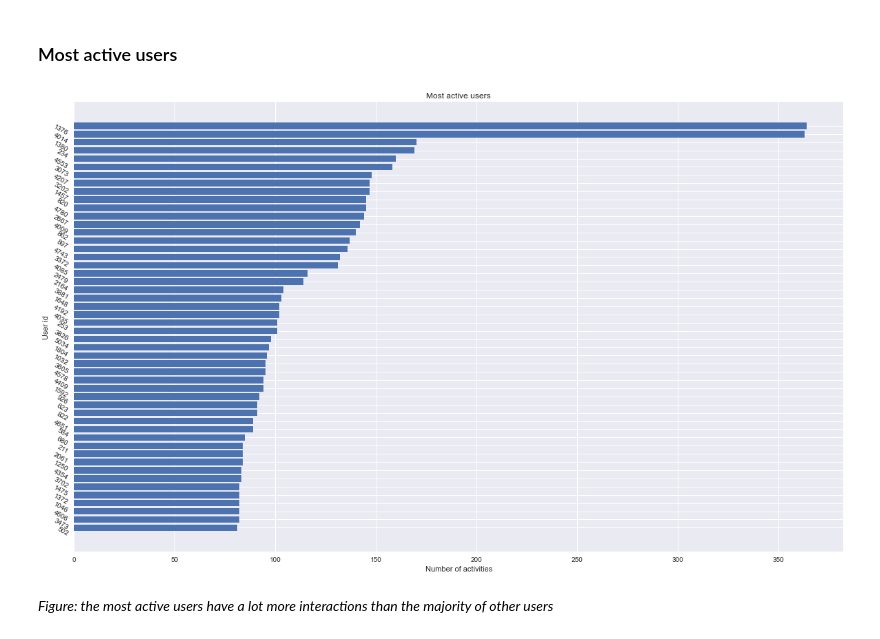
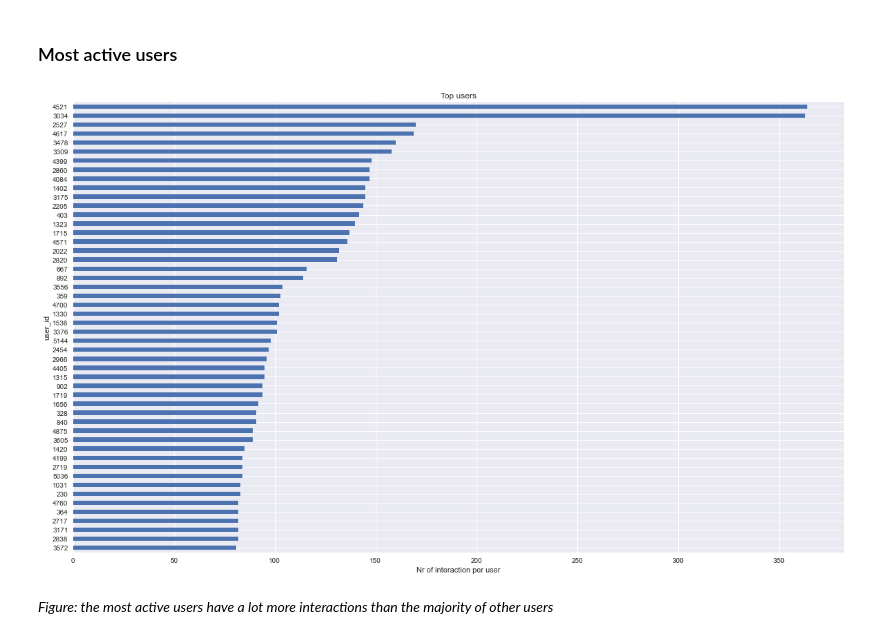
Before and after one commit to smedagli/recommendations_with_IBM, a Jupyter notebook: main.ipynb, the cells around one changed output. Saved outputs shown, nothing was run; the diff lists cells and outputs as text; code cells hidden in the pictures.

```diff
--- a/main.ipynb
+++ b/main.ipynb
@@ -111,17 +149,14 @@ _Figure: boxplot of the activities in its full scale (top left) and an "enlargem
 The IQR is really small and the majority of the values is in a small interval, as shown in the histogram (bottom)_
 # %% [markdown]
 ### Most active users
-# %%
-activ_args = fig_args.copy()
-activ_args.update({'figsize': (20, 12)})
-# x = df.groupby('user_id').title.count().sort_values(ascending=False).values.tolist()[: 50]
-# y = [str(v) for v in df.groupby('user_id').title.count().sort_values(ascending=False).index.tolist()[: 50]]
-pu.plot_user_activities(**activ_args)
-# plt.figure(figsize=activ_args['figsize'])
-# plt.barh(y[: : -1], x[: : -1])
-plt.title("Most active users");
-# %% [output]
-[figure, removed]
+# %%
+plt.figure(**bar_args)
+interaction_per_user.sort_values(ascending=True).tail(50).plot.barh(ax=plt.gca())
+
+plt.title("Top users")
+plt.xlabel("Nr of interaction per user");
+# %% [output]
+[figure, added]
 # %% [markdown]
 _Figure: the most active users have a lot more interactions than the majority of other users_
 # %% [markdown]
```
Also changed, not shown: parts of 32 cells of this notebook.
